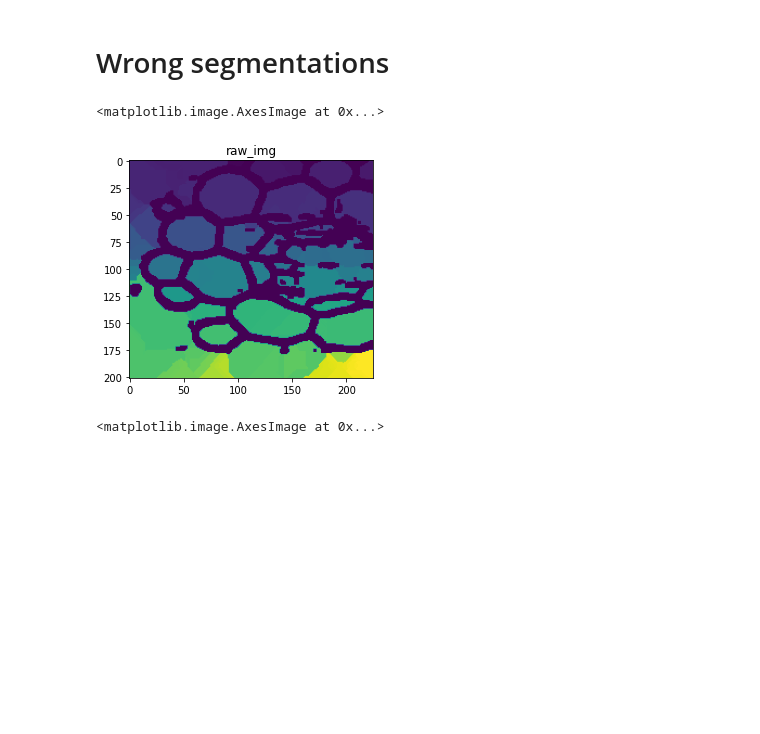
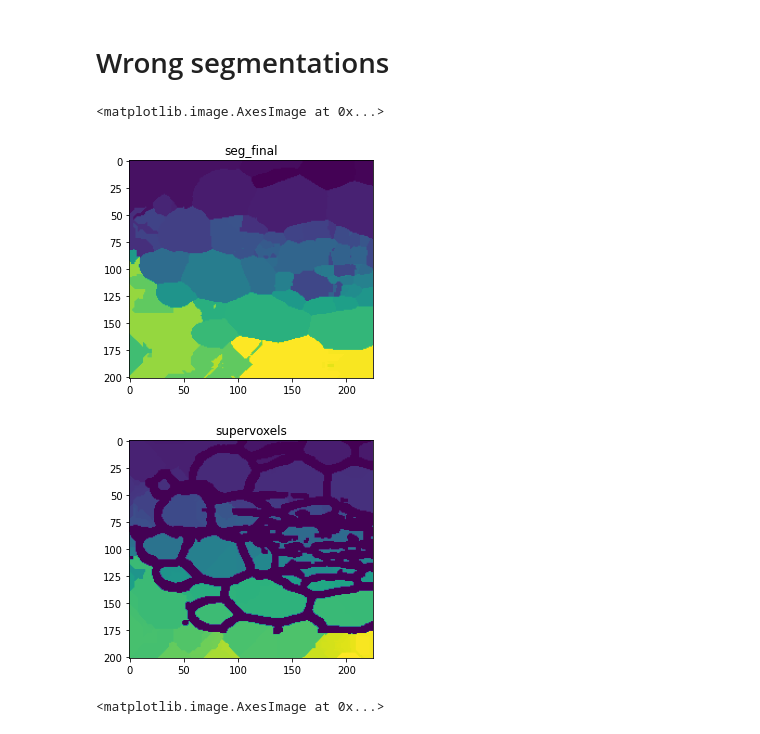
Before and after one commit to theGindar/3DCellSegMasterThesis, a Jupyter notebook: test_LRP.ipynb, the cells around one changed output. Drawn from its saved outputs; the diff is of its cells as text; code cells hidden in the pictures; blank space fills up the shorter version.

```diff
--- a/test_LRP.ipynb
+++ b/test_LRP.ipynb
@@ -318,20 +318,25 @@ plt.imshow(seg_final_RGB[:,:,N],cmap="gray")
 import numpy as np
 import matplotlib.pyplot as plt
 
-with open("seg_foreground_supervoxel_LRP_graph.npy", "rb") as f:
+with open("seg_final_LRP_graph.npy", "rb") as f:
     seg_final = np.load(f)
 
-# with open("seg_foreground_supervoxel_LRP_graph.npy", "rb") as f:
-#     seg_foreground_supervoxel = np.load(f)
+with open("seg_foreground_supervoxel_LRP_graph.npy", "rb") as f:
+    seg_foreground_supervoxel = np.load(f)
 # %%
-N=250
+N=200
 #print("There are "+str(len(np.unique(seg_foreground_single_cell_with_boundary)))+" cells")
 plt.figure()
-plt.title("raw_img")
+plt.title("seg_final")
 plt.imshow(seg_final[:,:,N])
+
+plt.figure()
+plt.title("supervoxels")
+plt.imshow(seg_foreground_supervoxel[:,:,N])
 # %% [output]
 <matplotlib.image.AxesImage at 0x...>
-[figure, old version]
+[figure, new version]
+[figure, added]
 # %%
 seg_final[seg_final>0] = 20
 
```
Also changed, not shown: 1 other file.
